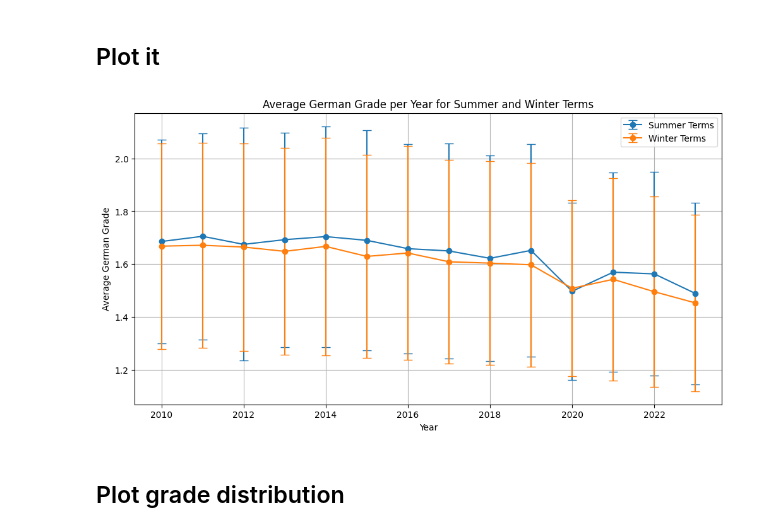
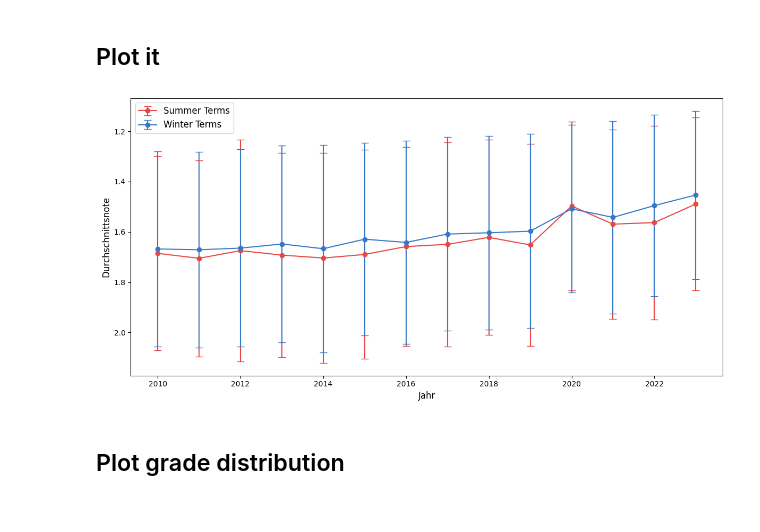
Before and after one commit to RotNils/WAL-StudentsGradesComparedToTemperature, a Jupyter notebook: filter_karo.ipynb, the cells around one changed output. Drawn from its saved outputs; the diff is of its cells as text; code cells hidden in the pictures.

Commit message:
Last changes in plot

```diff
--- a/filter_karo.ipynb
+++ b/filter_karo.ipynb
@@ -151,35 +149,37 @@ avg_grades_per_year_full.head()
 # %%
 # Plot average grades and standard deviations per year for summer and winter terms
 
 import pandas as pd
 import matplotlib.pyplot as plt
 
 # Load the CSV file into a pandas DataFrame
 file_path = 'average_grades_per_year_full.csv'  # Replace with your actual file path
 df = pd.read_csv(file_path)
 
 # Plot the average grades with error bars for standard deviation
 plt.figure(figsize=(12, 6))
 
 # Plot summer term average grades with standard deviation
-plt.errorbar(df['Year'], df['avg_grade_summer'], yerr=df['std_dev_summer'], fmt='o-', label='Summer Terms', capsize=5)
+plt.errorbar(df['Year'], df['avg_grade_summer'], yerr=df['std_dev_summer'], fmt='o-', label='Summer Terms', capsize=5, color='#E84545')
 
 # Plot winter term average grades with standard deviation
-plt.errorbar(df['Year'], df['avg_grade_winter'], yerr=df['std_dev_winter'], fmt='o-', label='Winter Terms', capsize=5)
+plt.errorbar(df['Year'], df['avg_grade_winter'], yerr=df['std_dev_winter'], fmt='o-', label='Winter Terms', capsize=5, color='#3678C8')
 
 # Add labels and title
-plt.xlabel('Year')
-plt.ylabel('Average German Grade')
-plt.title('Average German Grade per Year for Summer and Winter Terms')
-plt.legend()
-plt.grid(True)
+plt.xlabel('Jahr', fontsize=12)
+plt.ylabel('Durchschnittsnote', fontsize=12)
+plt.legend(fontsize=12)
+plt.tight_layout()
 
-plt.savefig('average_grades_per_year_plot.png')
+# Invert the y-axis
+plt.gca().invert_yaxis()
+
+plt.savefig('average_grades_per_year_plot.png', dpi=300)
 
 # Show the plot
 plt.show()
 # %% [output]
-[figure, old version]
+[figure, new version]
 # %% [markdown]
 ## Plot grade distribution
 # %%
```
Also changed, not shown: parts of 2 cells of this notebook, 5 other files.
